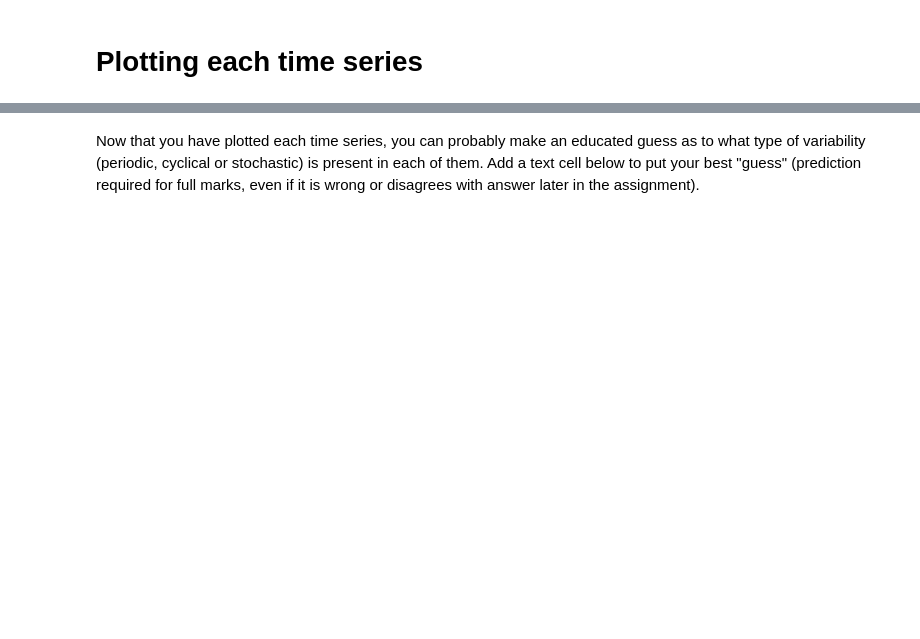
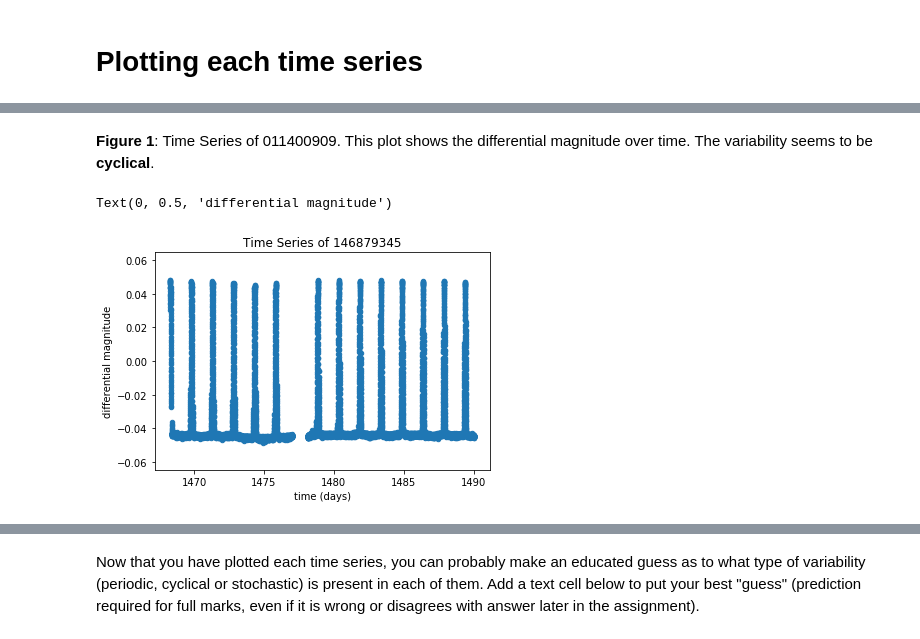
Before and after one commit to cath19/DSPS_-charty-, a Jupyter notebook: HW11/TESSlightcurves_cHarty.ipynb, the cells around one changed output, grey strips where cells are left out. Saved outputs shown, nothing was run; the diff lists cells and outputs as text; code cells hidden in the pictures; blank space fills up the shorter version.

```diff
--- a/HW11/TESSlightcurves_cHarty.ipynb
+++ b/HW11/TESSlightcurves_cHarty.ipynb
@@ -30,0 +49,3 @@ from astropy.stats import LombScargle
+# %%
+timeSeries2 = pd.read_csv('146879345.rw', sep = ' ', names = ['time', 'mmag'])
+timeSeries2.head()
@@ -34,0 +79,10 @@ from astropy.stats import LombScargle
+# %% [markdown]
+**Figure 1**: Time Series of 011400909. This plot shows the differential magnitude over time. The variability seems to be **cyclical**.
+# %%
+timeSeries2.plot(kind='scatter',x='time',y='mmag')
+pl.title('Time Series of 146879345')
+pl.xlabel('time (days)')
+pl.ylabel('differential magnitude')
+# %% [output]
+Text(0, 0.5, 'differential magnitude')
+[figure, added]
```
Also changed, not shown: parts of 13 cells of this notebook.
